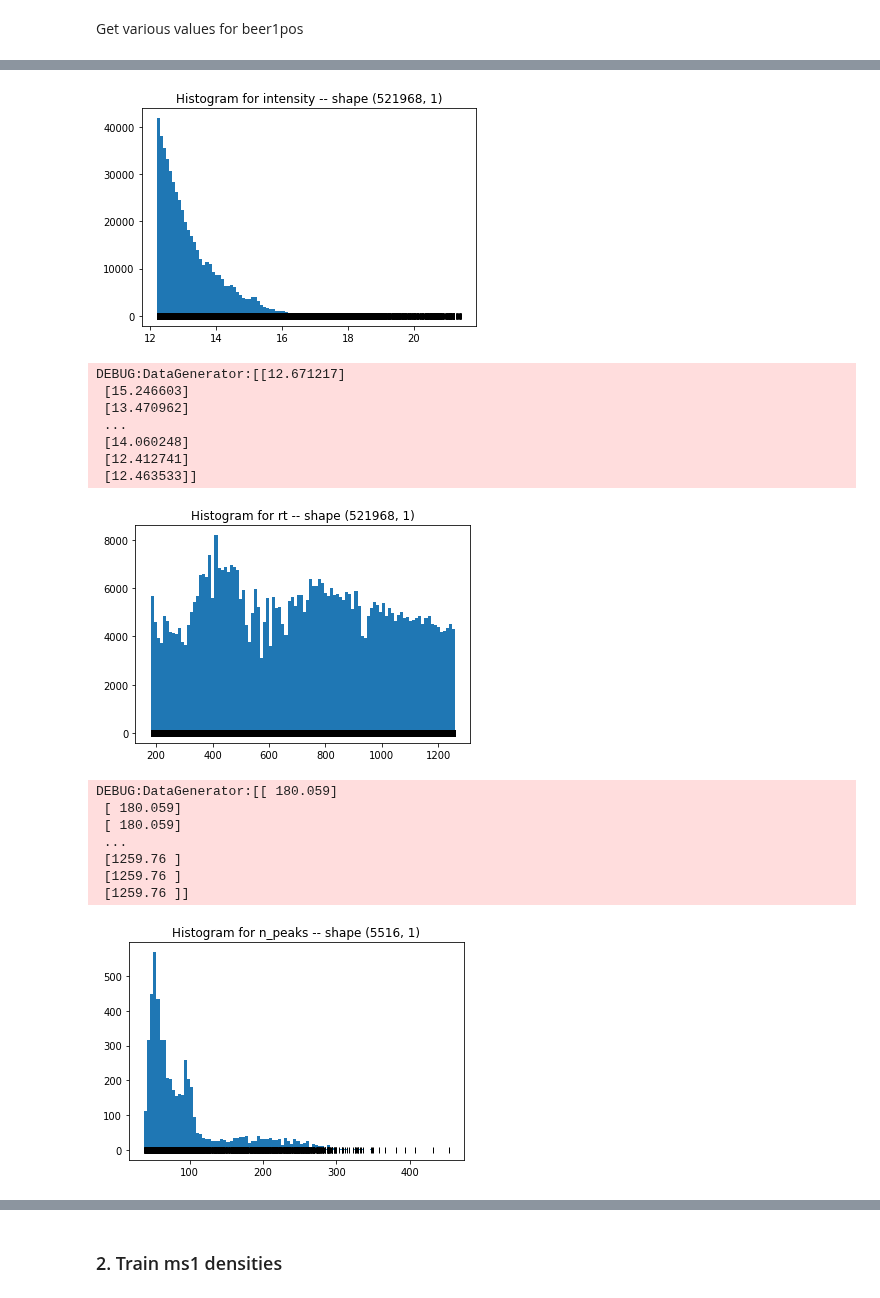
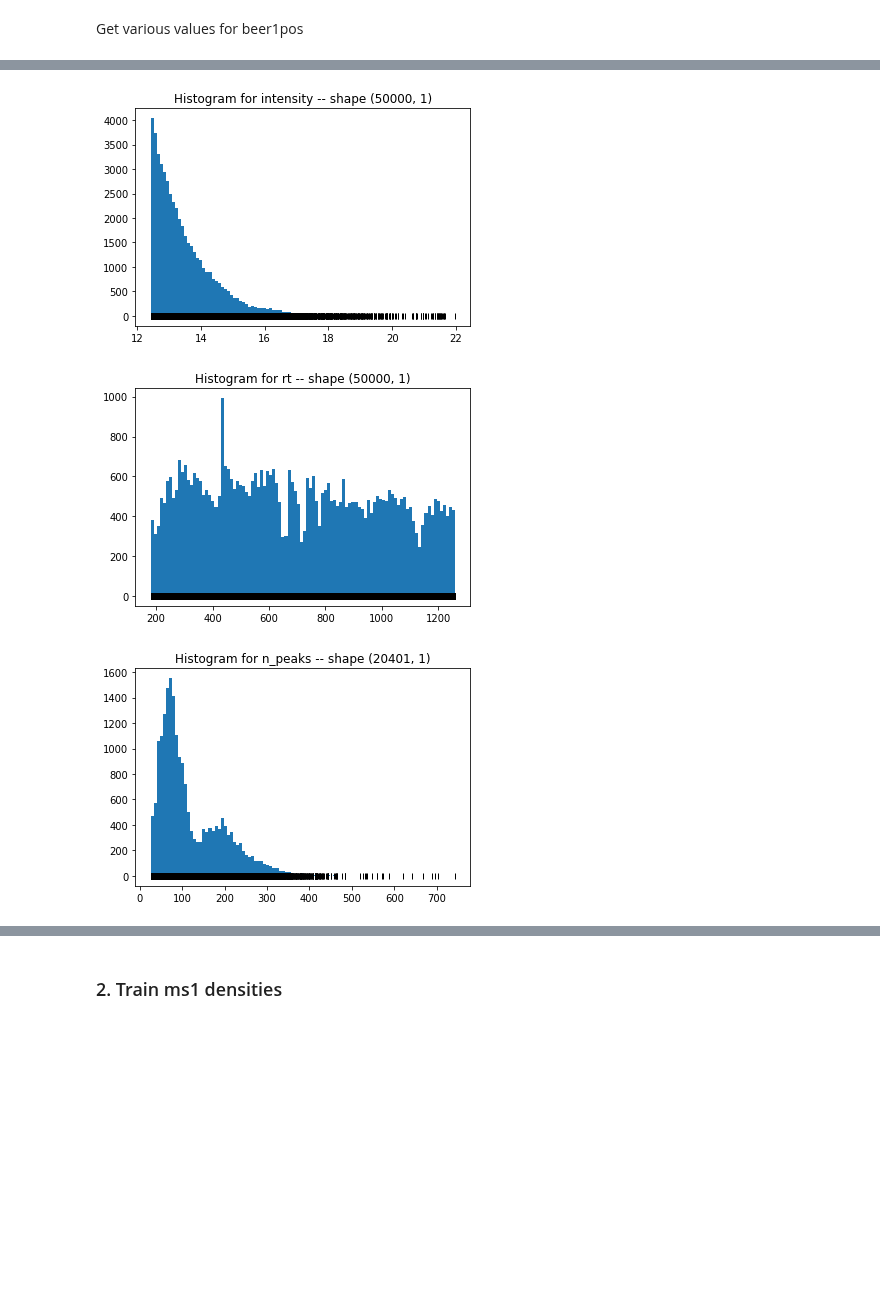
Before and after one commit to sdrogers/clms, a Jupyter notebook: Simulator/notebooks/loader_kde.ipynb, the cells around one changed output, grey strips where cells are left out. Cells and saved outputs as stored; diff of their text form; code cells hidden in the pictures; blank space fills up the shorter version.

```diff
--- a/Simulator/notebooks/loader_kde.ipynb
+++ b/Simulator/notebooks/loader_kde.ipynb
@@ -24,7 +24,7 @@ Filtering parameters taken from https://www.dropbox.com/home/Meta_clustering/ms2
 - min_MS1_intensity : 1E5 or 2E5 should do a decent job on Polyomics Q-Exactive data
 - min_MS2_intensity: 5000
 # %%
-min_ms1_intensity = 2E5
+min_ms1_intensity = 2.5E5
 min_ms2_intensity = 5000
 min_rt = 3*60
 max_rt = 21*60
@@ -33,5 +33,5 @@ Load mzML files
 # %%
 ds = DataSource()
 # %%
-mzml_path = 'C:\\Users\\joewa\\University of Glasgow\\Vinny Davies - CLDS Metabolomics Project\\Data\\FourBeers_mzML_files\\POS'
+mzml_path = 'C:\\Users\\joewa\\University of Glasgow\\Vinny Davies - CLDS Metabolomics Project\\Data\\multibeers_urine_data\\beers\\fragmentation'
 ds.load_data(mzml_path)
@@ -49,12 +44,15 @@ dict_keys(['Beer_1_T10_POS.mzML', 'Beer_2_T10_POS.mzML', 'Beer_3_T10_POS.mzML',
 # %% [markdown]
 Get various values for beer1pos
+# %%
+max_data = 50000
 # %%
 data_types = [MZ, INTENSITY, RT, N_PEAKS, SCAN_DURATION]
 filename = None
 ms_level = 1
 
 for data_type in data_types:
-    X = ds.get_data(data_type, filename, ms_level, min_intensity=min_ms1_intensity, min_rt=min_rt, max_rt=max_rt)
+    X = ds.get_data(data_type, filename, ms_level, min_intensity=min_ms1_intensity, min_rt=min_rt, max_rt=max_rt,
+                    max_data=max_data)
     if data_type == INTENSITY:
         ds.plot_histogram(np.log(X), data_type)
     else:
@@ -71,17 +62,3 @@ DEBUG:DataGenerator:[[ 78.955666]
-[figure, old version]
+[figure, new version]
-DEBUG:DataGenerator:[[12.671217]
- [15.246603]
- [13.470962]
- ...
- [14.060248]
- [12.412741]
- [12.463533]]
-[figure, old version]
+[figure, new version]
-DEBUG:DataGenerator:[[ 180.059]
- [ 180.059]
- [ 180.059]
- ...
- [1259.76 ]
- [1259.76 ]
- [1259.76 ]]
-[figure, old version]
+[figure, new version]
```
Also changed, not shown: parts of 42 cells of this notebook, 1 other file.
